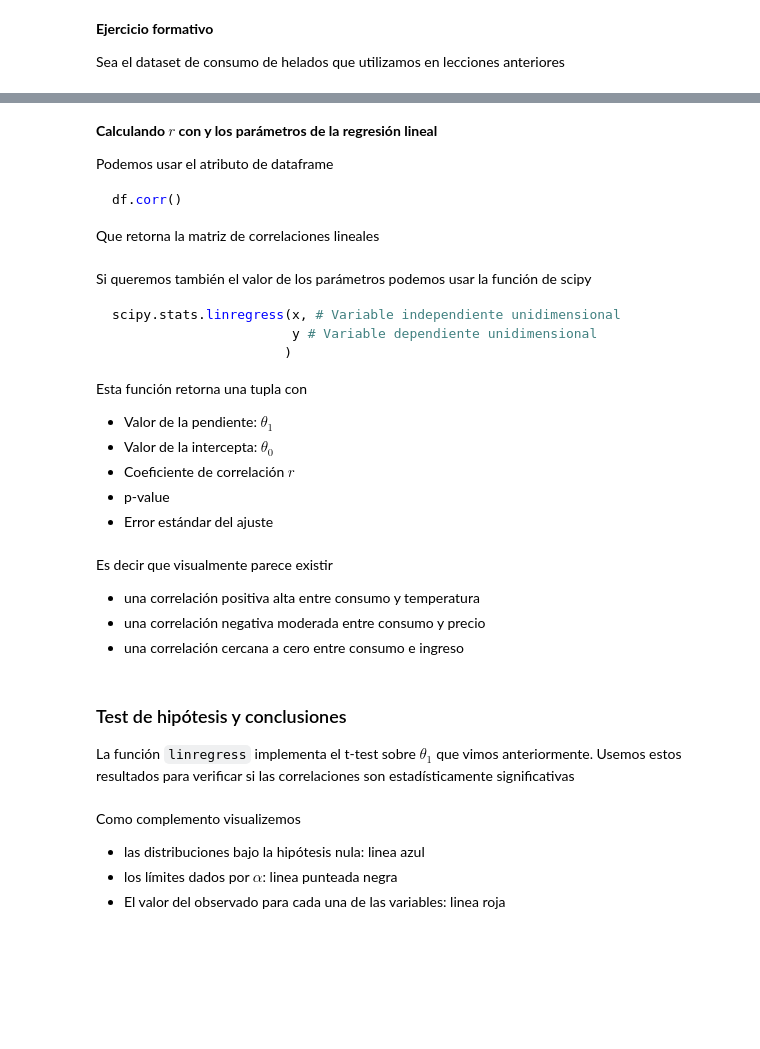
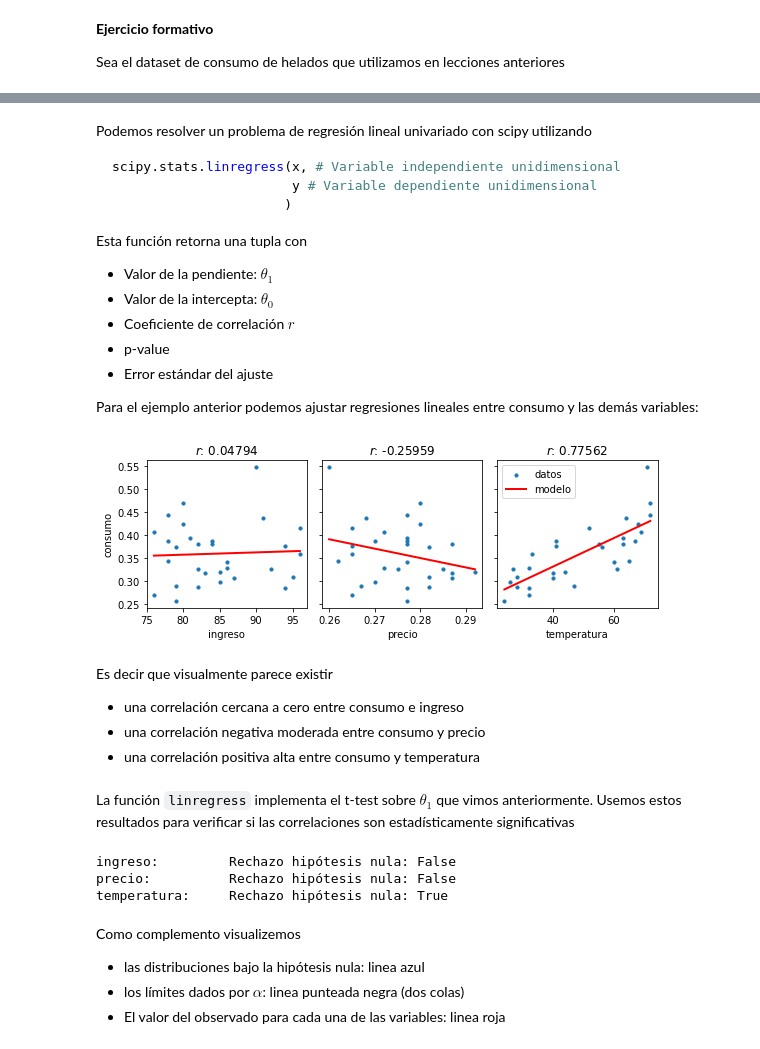
Before and after one commit to phuijse/PythonBook, a Jupyter notebook: contents/statistics/hypothesis.ipynb, the cells around one changed output, grey strips where cells are left out. Saved outputs shown, nothing was run; the diff lists cells and outputs as text; code cells hidden in the pictures; blank space fills up the shorter version.

Commit message:
Hypothesis test ready

````diff
--- a/contents/statistics/hypothesis.ipynb
+++ b/contents/statistics/hypothesis.ipynb
@@ -1,15 +0,0 @@
-# %%
-%matplotlib inline
-import numpy as np
-import pandas as pd
-import scipy.stats
-import matplotlib.pyplot as plt
-
-from matplotlib import animation
-from matplotlib import rcParams
-rcParams['figure.dpi'] = 120
-from IPython.display import HTML
-from IPython.display import YouTubeVideo
-from functools import partial
-YouTubeVideo_formato = partial(YouTubeVideo, modestbranding=1, disablekb=0,
-                               width=640, height=360, autoplay=0, rel=0, showinfo=0)
@@ -150,6 +243,7 @@ Este estadístico tiene distribución t-student con dos grados de libertad (mode
 
 Sea el dataset de consumo de helados que utilizamos en lecciones anteriores
 # %%
-df = pd.read_csv('../data/helados.csv', header=0, index_col=0)
+import pandas as pd
+df = pd.read_csv('../linalg/data/helados.csv', header=0, index_col=0)
 df.columns = ['consumo', 'ingreso', 'precio', 'temperatura']
 display(df.head())
@@ -170,6 +256,0 @@ A continuación se muestra un gráfico de dispersión del consumo en función de
-# %%
-fig, ax = plt.subplots(1, 3, figsize=(8, 3), tight_layout=True, sharey=True)
-for i, col in enumerate(df.columns[1:]):
-    ax[i].scatter(df[col], df["consumo"], s=10)
-    ax[i].set_xlabel(col)
-ax[0].set_ylabel(df.columns[0]);
@@ -245,10 +256,0 @@ En general un $r>0.5$ se considera una correlación importante
-# %% [markdown]
-**Calculando $r$ con y los parámetros de la regresión lineal**
-
-Podemos usar el atributo de dataframe
-
-```python
-df.corr()
-```
-
-Que retorna la matriz de correlaciones lineales
@@ -257,5 +257,5 @@ df.corr()
 # %% [markdown]
-Si queremos también el valor de los parámetros podemos usar la función de scipy
+Podemos resolver un problema de regresión lineal univariado con scipy utilizando
 
 ```python
 scipy.stats.linregress(x, # Variable independiente unidimensional
@@ -270,40 +270,47 @@ Esta función retorna una tupla con
 - Coeficiente de correlación $r$
 - p-value
 - Error estándar del ajuste
+
+Para el ejemplo anterior podemos ajustar regresiones lineales entre consumo y las demás variables:
 # %%
+%matplotlib inline
+import matplotlib.pyplot as plt
+
 fig, ax = plt.subplots(1, 3, figsize=(8, 3), tight_layout=True, sharey=True)
 ax[0].set_ylabel(df.columns[0]);
-
-
-for i, col in enumerate(df.columns[1:]):
+for ax_, col in zip(ax, df.columns[1:]):
     res = scipy.stats.linregress(df[col], df["consumo"])
     x_plot = np.linspace(np.amin(df[col]), np. amax(df[col]), num=100)
-    ax[i].scatter(df[col], df["consumo"], label='datos', s=10)
-    ax[i].plot(x_plot, res.slope*x_plot + res.intercept, lw=2, c='r', label='modelo');
-    ax[i].set_xlabel(col)
-    ax[i].set_title(f"$r$: {res.rvalue:0.5f}")
-    ax[i].legend()
+    ax_.scatter(df[col], df["consumo"], label='datos', s=10)
+    ax_.plot(x_plot, res.slope*x_plot + res.intercept, lw=2, c='r', label='modelo');
+    ax_.set_xlabel(col)
+    ax_.set_title(f"$r$: {res.rvalue:0.5f}")
+ax_.legend();
+# %% [output]
+[figure, added]
 # %% [markdown]
 Es decir que visualmente parece existir
 
+- una correlación cercana a cero entre consumo e ingreso
+- una correlación negativa moderada entre consumo y precio
 - una correlación positiva alta entre consumo y temperatura
-- una correlación negativa moderada entre consumo y precio
-- una correlación cercana a cero entre consumo e ingreso
 # %% [markdown]
-### Test de hipótesis y conclusiones
-
 La función `linregress` implementa el t-test sobre $\theta_1$ que vimos anteriormente. Usemos estos resultados para verificar si las correlaciones son estadísticamente significativas
 # %%
 alpha = 0.05
 
 for i, col in enumerate(df.columns[1:]):
     res = scipy.stats.linregress(df[col], df["consumo"])
-    print(f"{col}: \t p-value:{res.pvalue:0.4f} \t ¿Menor que {alpha}?: {res.pvalue < alpha}")
+    print(f"{col}: \t Rechazo hipótesis nula: {res.pvalue < alpha}")
+# %% [output]
+ingreso:         Rechazo hipótesis nula: False
+precio:          Rechazo hipótesis nula: False
+temperatura:     Rechazo hipótesis nula: True
 # %% [markdown]
 Como complemento visualizemos
 
 - las distribuciones bajo la hipótesis nula: linea azul
-- los límites dados por $\alpha$: linea punteada negra
+- los límites dados por $\alpha$: linea punteada negra (dos colas)
 - El valor del observado para cada una de las variables: linea roja
 # %%
 fig, ax = plt.subplots(1, 3, figsize=(8, 2), tight_layout=True, sharey=True)
````
Also changed, not shown: parts of 31 cells of this notebook, 3 other files.
